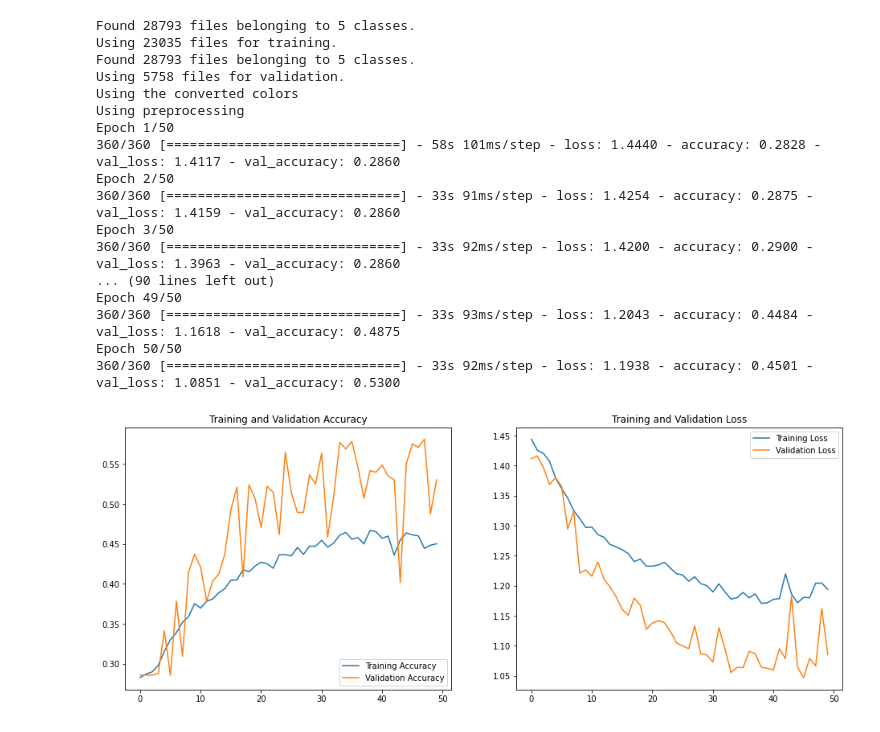
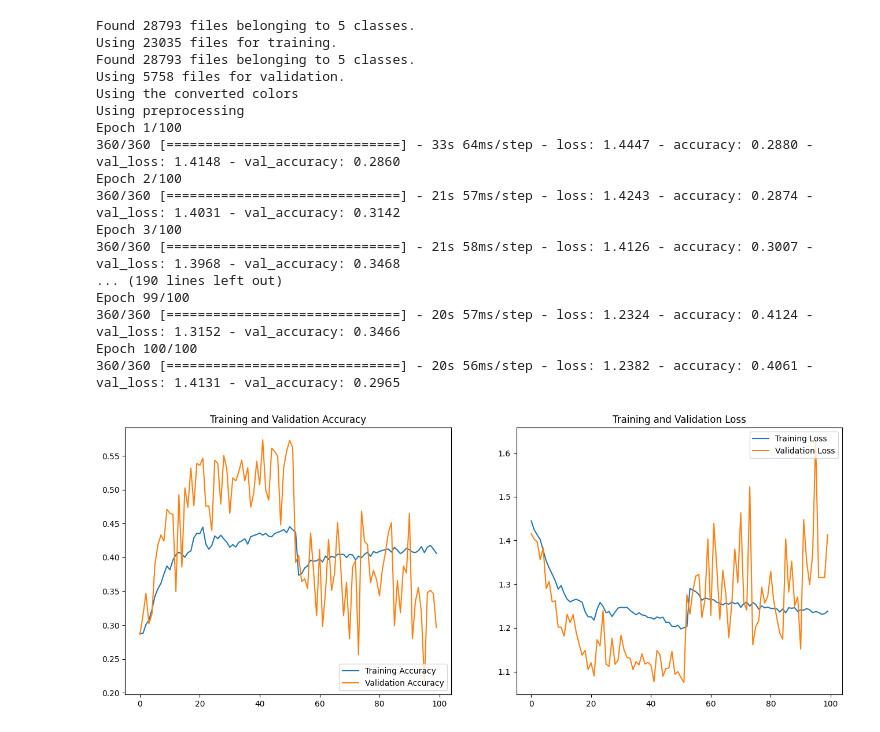
Before and after one commit to yevonnaelandrew/galaxy-classification-ensemble, a Jupyter notebook: All_Color_Space_DenseNet201_Non_trainable.ipynb, the cells around one changed output. Cells and saved outputs as stored; diff of their text form; code cells hidden in the pictures.

```diff
--- a/All_Color_Space_DenseNet201_Non_trainable.ipynb
+++ b/All_Color_Space_DenseNet201_Non_trainable.ipynb
@@ -123,7 +87,7 @@ Requirement already satisfied: tensorflow-io-gcs-filesystem==0.25.0 in /usr/loca
 # %%
 def train_model(convert_color, original=False, preprocess=False):
 
-  data_dir = pathlib.Path('/content/content/img_RGB')
+  data_dir = pathlib.Path('content/img_RGB')
 
   batch_size = 64
   img_height = 128
@@ -198,7 +162,7 @@ def train_model(convert_color, original=False, preprocess=False):
               loss=tf.keras.losses.SparseCategoricalCrossentropy(from_logits=True),
               metrics=['accuracy'])
 
-  epochs=50
+  epochs=100
   history = model.fit(
     train_ds,
     validation_data=val_ds,
@@ -226,4 +190,6 @@ def train_model(convert_color, original=False, preprocess=False):
   plt.legend(loc='upper right')
   plt.title('Training and Validation Loss')
   plt.show()
+
+  return {'acc': acc, 'val_acc': val_acc, 'loss': loss, 'val_loss': val_loss}
 # %%
@@ -376,22 +342,22 @@ Epoch 50/50
 # %%
-train_model(tfio.experimental.color.rgb_to_yuv, preprocess=True)
+res_yuv_pre = train_model(tfio.experimental.color.rgb_to_yuv, preprocess=True)
 # %% [output]
 Found 28793 files belonging to 5 classes.
 Using 23035 files for training.
 Found 28793 files belonging to 5 classes.
 Using 5758 files for validation.
 Using the converted colors
 Using preprocessing
-Epoch 1/50
-360/360 [==============================] - 58s 101ms/step - loss: 1.4440 - accuracy: 0.2828 - val_loss: 1.4117 - val_accuracy: 0.2860
-Epoch 2/50
-360/360 [==============================] - 33s 91ms/step - loss: 1.4254 - accuracy: 0.2875 - val_loss: 1.4159 - val_accuracy: 0.2860
-Epoch 3/50
-360/360 [==============================] - 33s 92ms/step - loss: 1.4200 - accuracy: 0.2900 - val_loss: 1.3963 - val_accuracy: 0.2860
-... (90 lines left out)
-Epoch 49/50
-360/360 [==============================] - 33s 93ms/step - loss: 1.2043 - accuracy: 0.4484 - val_loss: 1.1618 - val_accuracy: 0.4875
-Epoch 50/50
-360/360 [==============================] - 33s 92ms/step - loss: 1.1938 - accuracy: 0.4501 - val_loss: 1.0851 - val_accuracy: 0.5300
+Epoch 1/100
+360/360 [==============================] - 33s 64ms/step - loss: 1.4447 - accuracy: 0.2880 - val_loss: 1.4148 - val_accuracy: 0.2860
+Epoch 2/100
+360/360 [==============================] - 21s 57ms/step - loss: 1.4243 - accuracy: 0.2874 - val_loss: 1.4031 - val_accuracy: 0.3142
+Epoch 3/100
+360/360 [==============================] - 21s 58ms/step - loss: 1.4126 - accuracy: 0.3007 - val_loss: 1.3968 - val_accuracy: 0.3468
+... (190 lines left out)
+Epoch 99/100
+360/360 [==============================] - 20s 57ms/step - loss: 1.2324 - accuracy: 0.4124 - val_loss: 1.3152 - val_accuracy: 0.3466
+Epoch 100/100
+360/360 [==============================] - 20s 56ms/step - loss: 1.2382 - accuracy: 0.4061 - val_loss: 1.4131 - val_accuracy: 0.2965
-[figure, old version]
+[figure, new version]
 # %%
```
Also changed, not shown: parts of 19 cells of this notebook, 1 other file.
